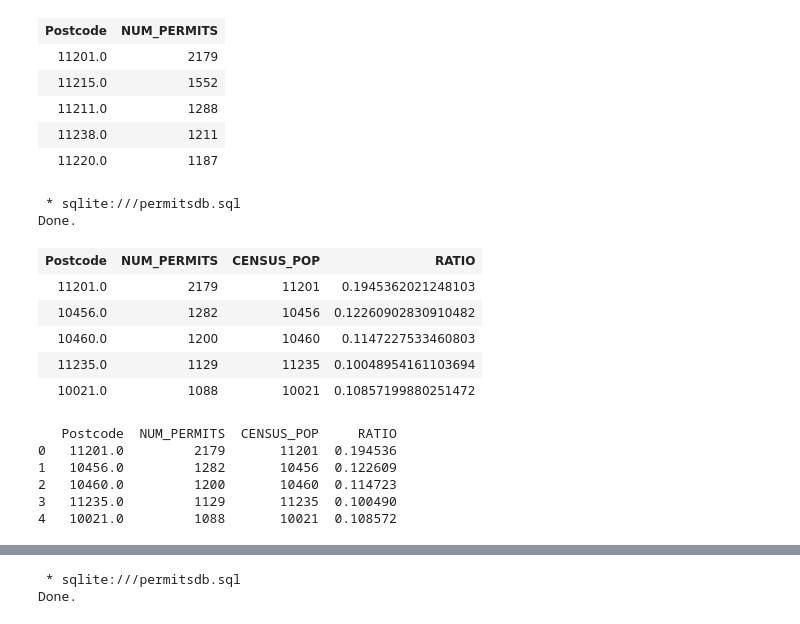
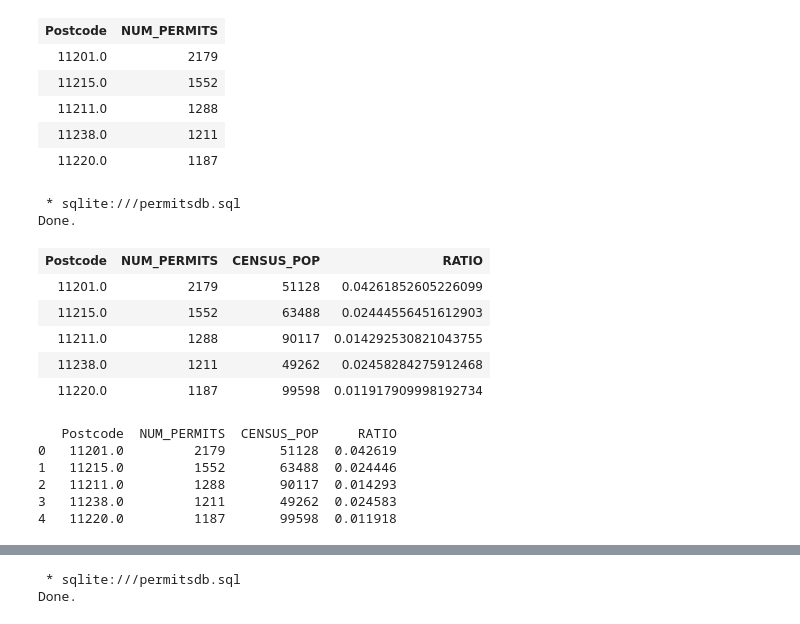
Before and after one commit to dray89/SQL, a Jupyter notebook: Proj_DataAnalysis_In_SQLlite.ipynb, the cells around one changed output, grey strips where cells are left out. Drawn from its saved outputs; the diff is of its cells as text; code cells hidden in the pictures.

```diff
--- a/Proj_DataAnalysis_In_SQLlite.ipynb
+++ b/Proj_DataAnalysis_In_SQLlite.ipynb
@@ -184,45 +197,45 @@ Done.
 # %%
 %%sql
 WITH permit_stats AS
     (SELECT Postcode, COUNT(*) AS NUM_PERMITS, POPULATION."2010 Census Population" As CENSUS_POP
         FROM permits
         LEFT JOIN POPULATION
-        ON POPULATION."2010 Census Population" = permits.Postcode
+        ON POPULATION."Zip Code ZCTA" = permits.Postcode
         WHERE POPULATION."2010 Census Population" >=1000 AND permits."Filing Date" BETWEEN '2010-01-01 00:00:00.000' AND '2010-12-31 23:59:59.998'
         GROUP BY Postcode
         ORDER BY COUNT(*) DESC)
 SELECT Postcode, NUM_PERMITS, CENSUS_POP, CAST(NUM_PERMITS AS FLOAT)/CENSUS_POP AS RATIO
 FROM permit_stats
 LIMIT 5;
 # %% [output]
  * sqlite:///permitsdb.sql
 Done.
 | Postcode | NUM_PERMITS | CENSUS_POP | RATIO |
-| 11201.0 | 2179 | 11201 | 0.1945362021248103 |
-| 10456.0 | 1282 | 10456 | 0.12260902830910482 |
-| 10460.0 | 1200 | 10460 | 0.1147227533460803 |
-| 11235.0 | 1129 | 11235 | 0.10048954161103694 |
-| 10021.0 | 1088 | 10021 | 0.10857199880251472 |
+| 11201.0 | 2179 | 51128 | 0.04261852605226099 |
+| 11215.0 | 1552 | 63488 | 0.02444556451612903 |
+| 11211.0 | 1288 | 90117 | 0.014292530821043755 |
+| 11238.0 | 1211 | 49262 | 0.02458284275912468 |
+| 11220.0 | 1187 | 99598 | 0.011917909998192734 |
 # %%
 sql_query = '''WITH permit_stats AS
     (SELECT Postcode, COUNT(*) AS NUM_PERMITS, POPULATION."2010 Census Population" As CENSUS_POP
         FROM permits
         LEFT JOIN POPULATION
-        ON POPULATION."2010 Census Population" = permits.Postcode
+        ON POPULATION."Zip Code ZCTA" = permits.Postcode
         WHERE POPULATION."2010 Census Population" >=1000 AND permits."Filing Date" BETWEEN '2010-01-01 00:00:00.000' AND '2010-12-31 23:59:59.998'
         GROUP BY Postcode
         ORDER BY COUNT(*) DESC)
 SELECT Postcode, NUM_PERMITS, CENSUS_POP, CAST(NUM_PERMITS AS FLOAT)/CENSUS_POP AS RATIO
-FROM permit_stats;'''
+FROM permit_stats'''
 joined = pd.read_sql_query(sql_query, con='sqlite:///permitsdb.sql')
 print(joined.head())
 # %% [output]
    Postcode  NUM_PERMITS  CENSUS_POP     RATIO
-0   11201.0         2179       11201  0.194536
-1   10456.0         1282       10456  0.122609
-2   10460.0         1200       10460  0.114723
-3   11235.0         1129       11235  0.100490
-4   10021.0         1088       10021  0.108572
+0   11201.0         2179       51128  0.042619
+1   11215.0         1552       63488  0.024446
+2   11211.0         1288       90117  0.014293
+3   11238.0         1211       49262  0.024583
+4   11220.0         1187       99598  0.011918
 # %%
 joined['zscore'] = stats.zscore(joined['RATIO'])
 # %%
```
Also changed, not shown: parts of 14 cells of this notebook.
